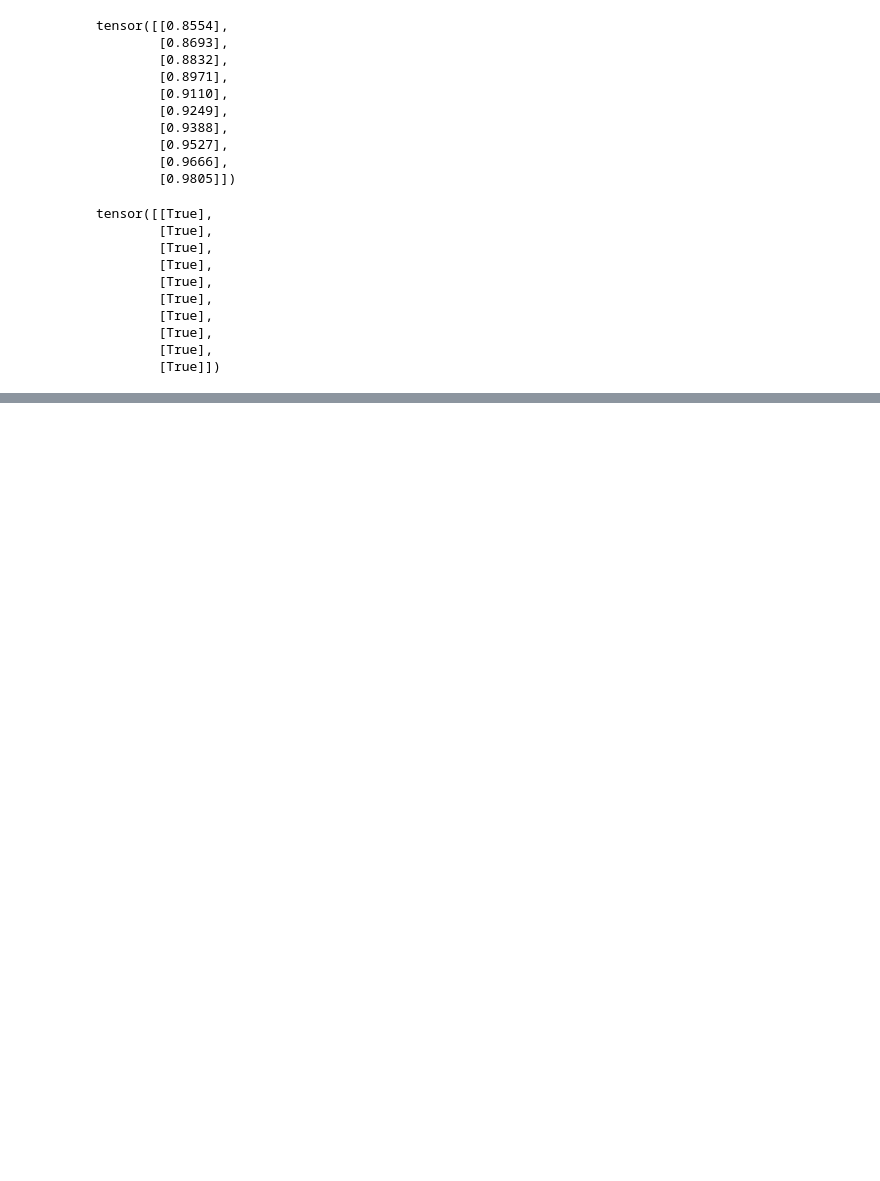
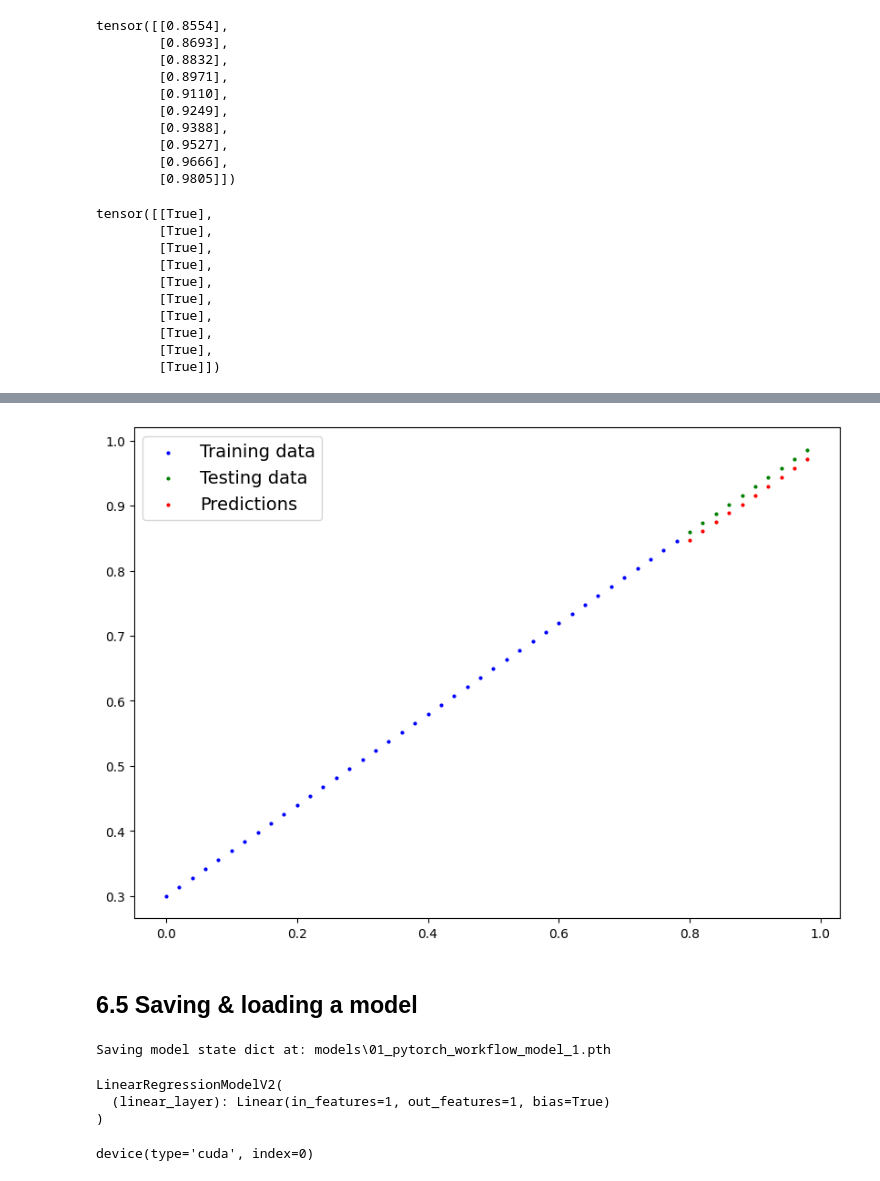
Before and after one commit to CloudGod93/pytorch-deep-learning, a Jupyter notebook: 01_pytorch_workflow.ipynb, the cells around one changed output, grey strips where cells are left out. Drawn from its saved outputs; the diff is of its cells as text; code cells hidden in the pictures; blank space fills up the shorter version.

```diff
--- a/01_pytorch_workflow.ipynb
+++ b/01_pytorch_workflow.ipynb
@@ -437,0 +493,6 @@ tensor([[True],
+# %%
+# Split the data into training and test sets
+train_split = int(0.8 * len(X)) # 80% training, 20% testing
+X_train, y_train = X[:train_split], y[:train_split]
+X_test, y_test = X[train_split:], y[train_split:]
+len(X_train), len(y_train), len(X_test), len(y_test)
@@ -437,0 +536,15 @@ tensor([[True],
+# %%
+# Create a Linear Regression model by subclassing nn.Module
+class LinearRegressionModelV2(nn.Module):
+    def __init__(self):
+        super().__init__()
+        # Use nn.Linear() for creating the model parameters / Also called: Linear transform, probing layer, fully connected layer, dense layer(tf)...
+        self.linear_layer = nn.Linear(in_features=1, out_features=1, bias=True)
+
+    def forward(self, x: torch.Tensor) -> torch.Tensor:
+        return self.linear_layer(x)
+
+# Set the manual seed
+torch.manual_seed(42)
+model_1 = LinearRegressionModelV2()
+model_1, model_1.state_dict()
@@ -437,0 +571,6 @@ tensor([[True],
+# %%
+# Setup the loss function
+loss_fn = nn.L1Loss() # <- L1 loss is also known as mean absolute error
+
+# Create an optimizer
+optimizer = torch.optim.SGD(model_1.parameters(), lr=0.01) # <- stochastic gradient descent
@@ -437,0 +641,8 @@ tensor([[True],
+# %%
+# Turn model into evaluation mode
+model_1.eval()
+
+# make predictions on the test data
+with torch.inference_mode():
+    y_preds = model_1(X_test)
+y_preds
@@ -437,0 +660,43 @@ tensor([[True],
+# %%
+# Check out our model predictions visually
+plot_predictions(predictions=y_preds.cpu())
+# %% [output]
+[figure, added]
+# %% [markdown]
+## 6.5 Saving & loading a model
+# %%
+from pathlib import Path
+
+# 1. Create models directory
+MODEL_PATH = Path("models")
+MODEL_PATH.mkdir(parents=True, exist_ok=True)
+
+# 2. Create model save path
+MODEL_NAME = '01_pytorch_workflow_model_1.pth'
+MODEL_SAVE_PATH = MODEL_PATH / MODEL_NAME
+
+# 3. Save the model's state_dict
+print(f"Saving model state dict at: {MODEL_SAVE_PATH}")
+torch.save(model_1.state_dict(), MODEL_SAVE_PATH)
+# %% [output]
+Saving model state dict at: models\01_pytorch_workflow_model_1.pth
+# %%
+# Load a PyTorch model
+
+# Create a new model instance of LinearRegressionModelV2
+loaded_model_1 = LinearRegressionModelV2()
+
+# Load the state dict into the new model
+loaded_model_1.load_state_dict(torch.load(MODEL_SAVE_PATH))
+
+# Set the loaded model to device
+# device = "cuda" if torch.cuda.is_available() else "cpu"
+loaded_model_1.to(device)
+# %% [output]
+LinearRegressionModelV2(
+  (linear_layer): Linear(in_features=1, out_features=1, bias=True)
+)
+# %%
+next(loaded_model_1.parameters()).device
+# %% [output]
+device(type='cuda', index=0)
```
Also changed, not shown: parts of 19 cells of this notebook, 1 other file.
